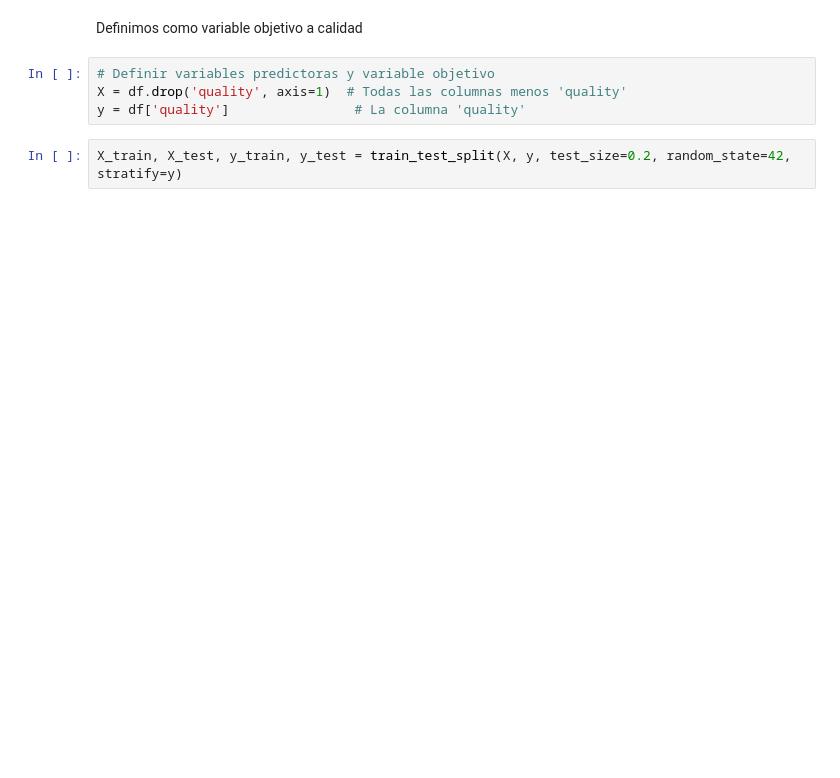
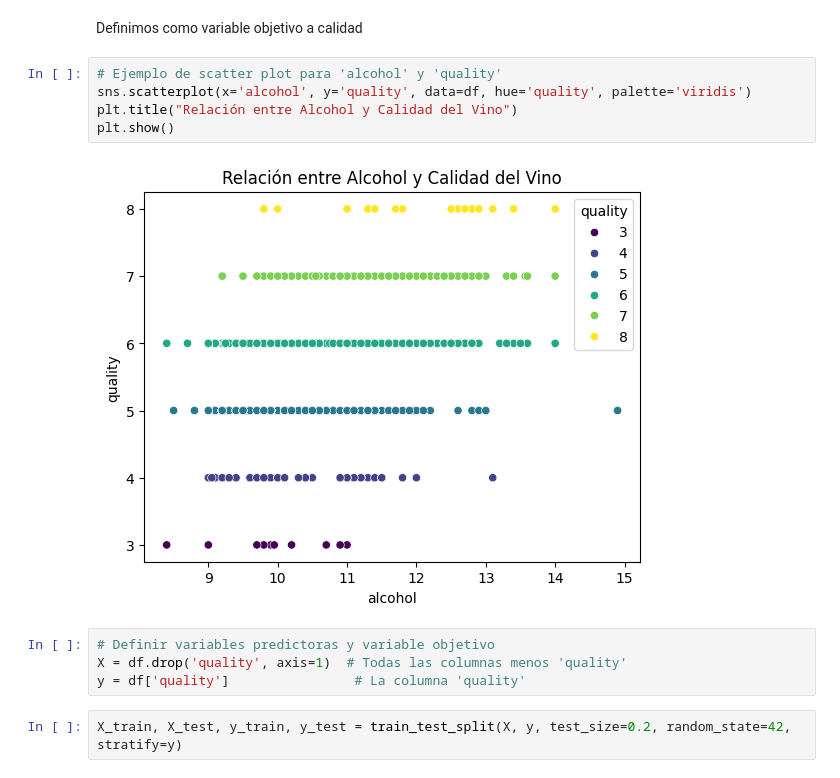
Before and after one commit to MauricioSalazarP/analisisFase3, a Jupyter notebook: Modelos/ArbolDecision/arbol.ipynb, the cells around one changed output. Saved outputs shown, nothing was run; the diff lists cells and outputs as text; blank space fills up the shorter version.

```diff
--- a/Modelos/ArbolDecision/arbol.ipynb
+++ b/Modelos/ArbolDecision/arbol.ipynb
@@ -105,5 +120,12 @@ plt.show()
 # %% [markdown]
 Definimos como variable objetivo a calidad
+# %%
+# Ejemplo de scatter plot para 'alcohol' y 'quality'
+sns.scatterplot(x='alcohol', y='quality', data=df, hue='quality', palette='viridis')
+plt.title("Relación entre Alcohol y Calidad del Vino")
+plt.show()
+# %% [output]
+[figure, added]
 # %%
 # Definir variables predictoras y variable objetivo
 X = df.drop('quality', axis=1)  # Todas las columnas menos 'quality'
```
Also changed, not shown: parts of 6 cells of this notebook, 3 other files.
